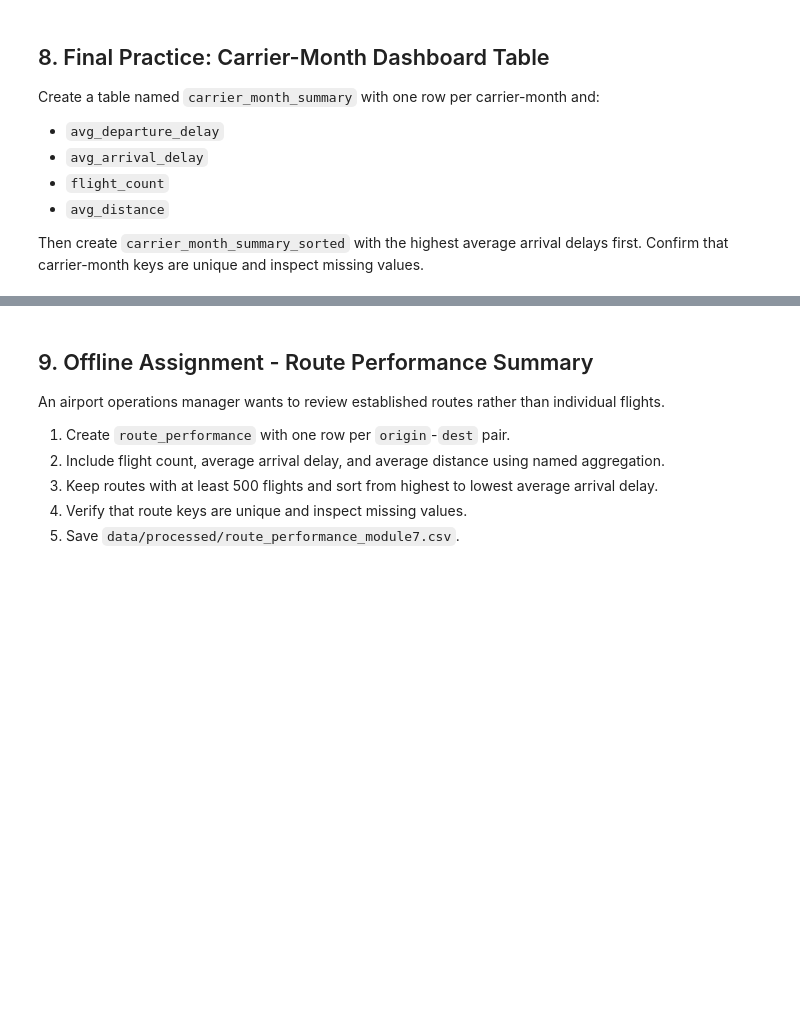
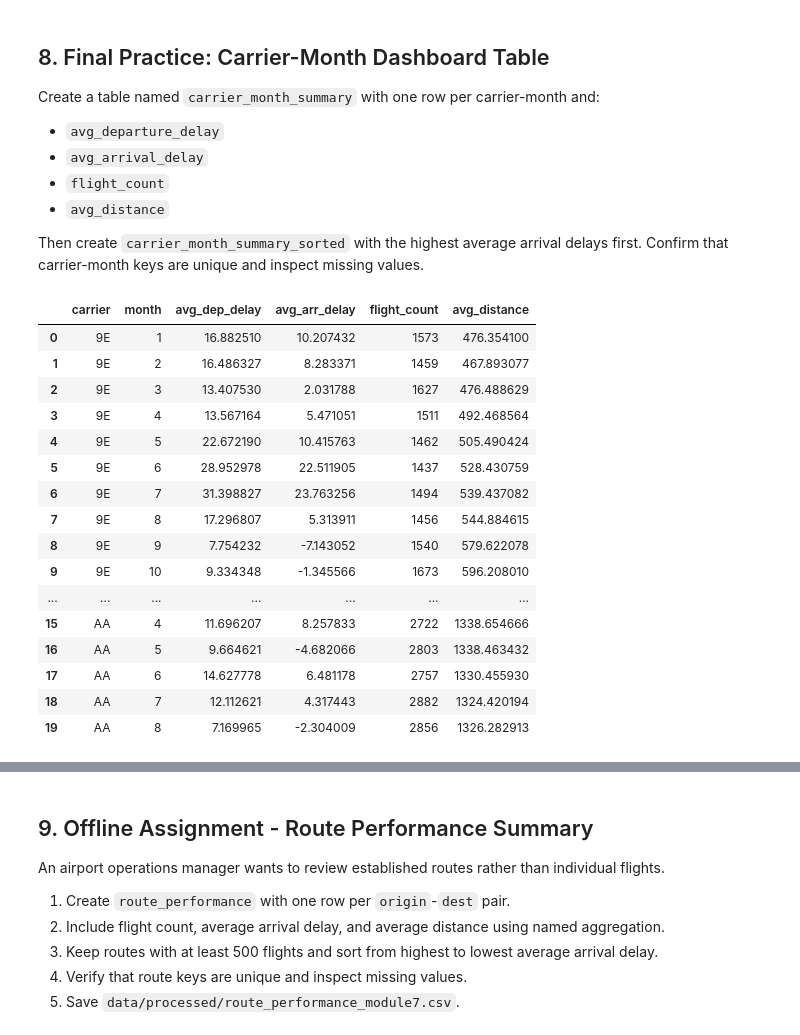
Before and after one commit to enginerdsquared/BAN6003_WK07-08_Aggregation-Integration-Template, a Jupyter notebook: notebooks/module7_aggregation_reshaping_guided_lab.ipynb, the cells around one changed output, grey strips where cells are left out. Saved outputs shown, nothing was run; the diff lists cells and outputs as text; code cells hidden in the pictures; blank space fills up the shorter version.

```diff
--- a/notebooks/module7_aggregation_reshaping_guided_lab.ipynb
+++ b/notebooks/module7_aggregation_reshaping_guided_lab.ipynb
@@ -529,7 +661,34 @@ Then create `carrier_month_summary_sorted` with the highest average arrival dela
 # %%
 # Final Practice Step 1
 # Replace None with your carrier-month aggregation.
-carrier_month_summary = None
+#carrier_month_summary = None
+carrier_month_summary = flights.groupby(["carrier", "month"]).agg(
+    avg_dep_delay=("dep_delay", "mean"),
+    avg_arr_delay=("arr_delay", "mean"),
+    flight_count=("flight", "count"),
+    avg_distance=("distance", "mean")
+).reset_index()
+
+carrier_month_summary.head(20)
+#carrier_month_summary.sort_values("avg_dep_delay", ascending=False).head(20)
+# %% [output]
+|  | carrier | month | avg_dep_delay | avg_arr_delay | flight_count | avg_distance |
+| 0 | 9E | 1 | 16.882510 | 10.207432 | 1573 | 476.354100 |
+| 1 | 9E | 2 | 16.486327 | 8.283371 | 1459 | 467.893077 |
+| 2 | 9E | 3 | 13.407530 | 2.031788 | 1627 | 476.488629 |
+| 3 | 9E | 4 | 13.567164 | 5.471051 | 1511 | 492.468564 |
+| 4 | 9E | 5 | 22.672190 | 10.415763 | 1462 | 505.490424 |
+| 5 | 9E | 6 | 28.952978 | 22.511905 | 1437 | 528.430759 |
+| 6 | 9E | 7 | 31.398827 | 23.763256 | 1494 | 539.437082 |
+| 7 | 9E | 8 | 17.296807 | 5.313911 | 1456 | 544.884615 |
+| 8 | 9E | 9 | 7.754232 | -7.143052 | 1540 | 579.622078 |
+| 9 | 9E | 10 | 9.334348 | -1.345566 | 1673 | 596.208010 |
+| ... | ... | ... | ... | ... | ... | ... |
+| 15 | AA | 4 | 11.696207 | 8.257833 | 2722 | 1338.654666 |
+| 16 | AA | 5 | 9.664621 | -4.682066 | 2803 | 1338.463432 |
+| 17 | AA | 6 | 14.627778 | 6.481178 | 2757 | 1330.455930 |
+| 18 | AA | 7 | 12.112621 | 4.317443 | 2882 | 1324.420194 |
+| 19 | AA | 8 | 7.169965 | -2.304009 | 2856 | 1326.282913 |
 # %%
 # Final Practice Step 2
 # Create carrier_month_summary_sorted with highest average arrival delay first.
```
Also changed, not shown: parts of 21 cells of this notebook, 1 other file.
